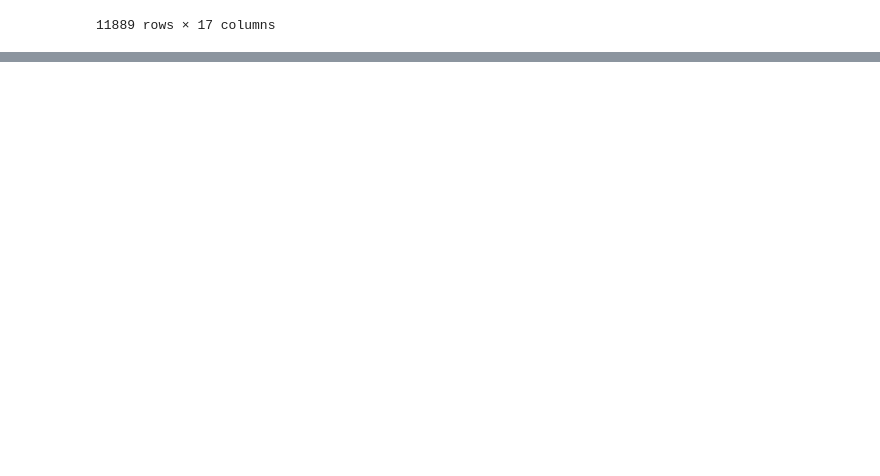
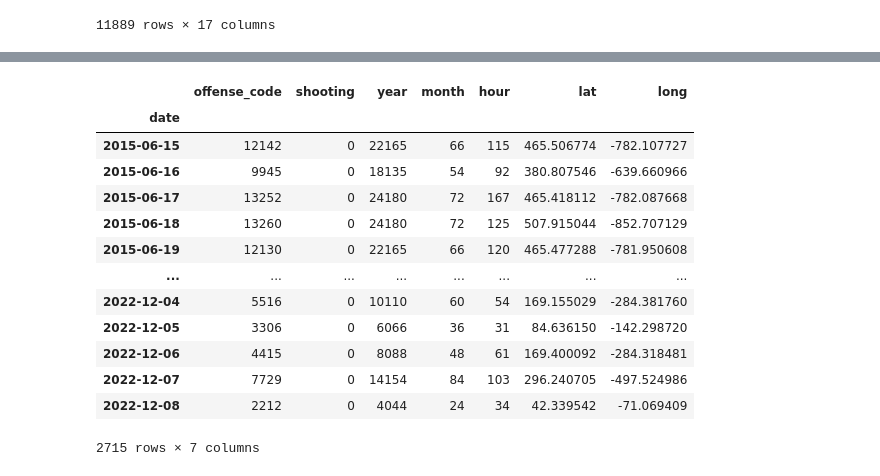
Before and after one commit to cristinalucin/boston-crime-data-project, a Jupyter notebook: Project Notebook.ipynb, the cells around one changed output, grey strips where cells are left out. Drawn from its saved outputs; the diff is of its cells as text; code cells hidden in the pictures; blank space fills up the shorter version.

```diff
--- a/Project Notebook.ipynb
+++ b/Project Notebook.ipynb
@@ -691,0 +714,2 @@ df[df.street.isnull()]
+# %%
+fraud_df = df[df['offense_description'].str.contains('fraud')]
@@ -691,0 +736,4 @@ df[df.street.isnull()]
+# %%
+#Occured on date is an object, lets make it date time
+fraud_df['occurred_on_date'] = pd.to_datetime(fraud_df['occurred_on_date'])
+fraud_df.dtypes
@@ -691,0 +764,3 @@ df[df.street.isnull()]
+# %%
+#Rename date column to make it easier
+fraud_df.rename(columns = {'occurred_on_date':'date'}, inplace = True)
@@ -691,0 +778,3 @@ df[df.street.isnull()]
+# %%
+#remove time data as we are going to aggregate by day
+fraud_df['date'] = fraud_df['date'].dt.date
@@ -691,0 +803,17 @@ df[df.street.isnull()]
+# %%
+fraud_df.groupby(['date']).sum()
+# %% [output]
+|  | offense_code | shooting | year | month | hour | lat | long |
+| date |  |  |  |  |  |  |  |
+| 2015-06-15 | 12142 | 0 | 22165 | 66 | 115 | 465.506774 | -782.107727 |
+| 2015-06-16 | 9945 | 0 | 18135 | 54 | 92 | 380.807546 | -639.660966 |
+| 2015-06-17 | 13252 | 0 | 24180 | 72 | 167 | 465.418112 | -782.087668 |
+| 2015-06-18 | 13260 | 0 | 24180 | 72 | 125 | 507.915044 | -852.707129 |
+| 2015-06-19 | 12130 | 0 | 22165 | 66 | 120 | 465.477288 | -781.950608 |
+| ... | ... | ... | ... | ... | ... | ... | ... |
+| 2022-12-04 | 5516 | 0 | 10110 | 60 | 54 | 169.155029 | -284.381760 |
+| 2022-12-05 | 3306 | 0 | 6066 | 36 | 31 | 84.636150 | -142.298720 |
+| 2022-12-06 | 4415 | 0 | 8088 | 48 | 61 | 169.400092 | -284.318481 |
+| 2022-12-07 | 7729 | 0 | 14154 | 84 | 103 | 296.240705 | -497.524986 |
+| 2022-12-08 | 2212 | 0 | 4044 | 24 | 34 | 42.339542 | -71.069409 |
+2715 rows × 7 columns
```
Also changed, not shown: parts of 27 cells of this notebook.
